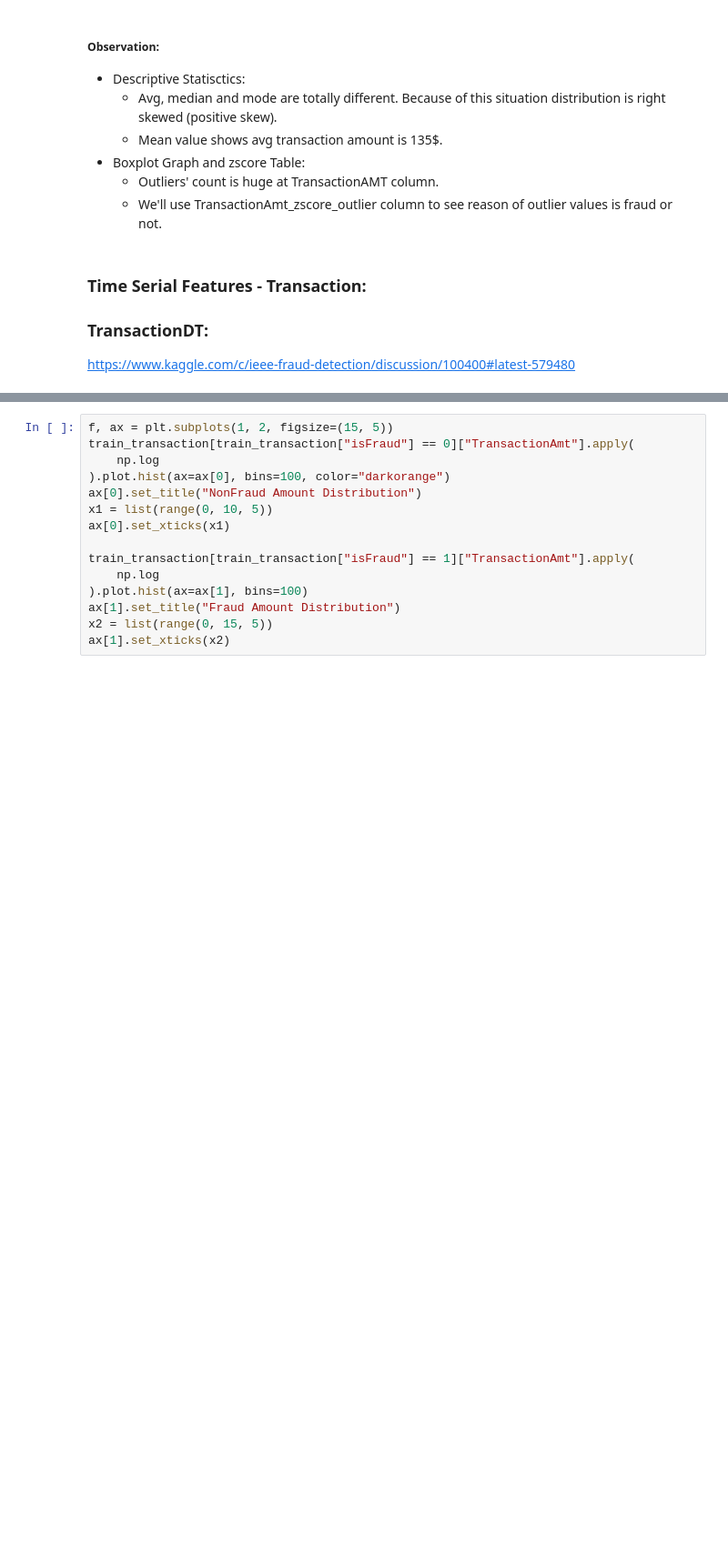
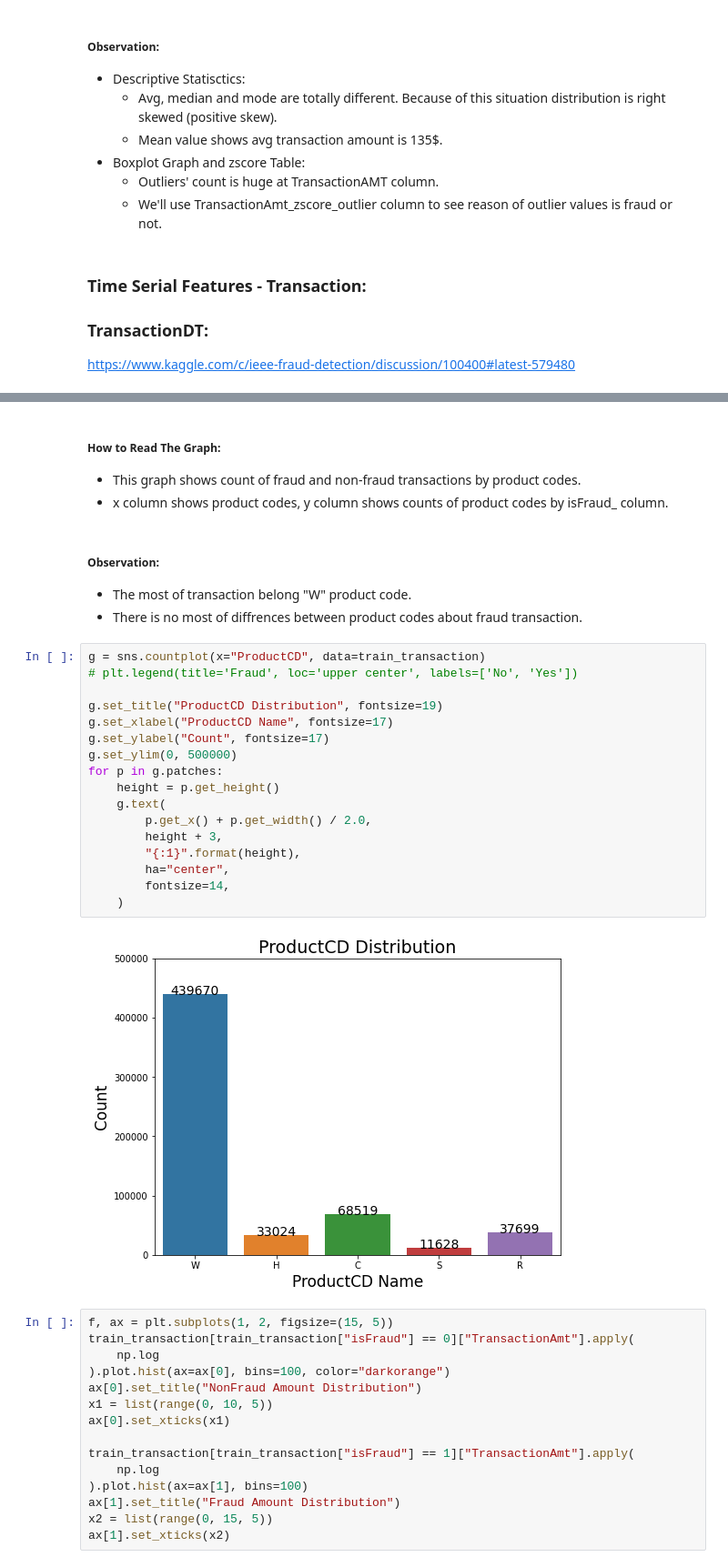
Before and after one commit to ElifKarakutukDinc/IEEE-CIS-Fraud-Detection, a Jupyter notebook: EDA.ipynb, the cells around one changed output, grey strips where cells are left out. Shown at 91% size. Cells and saved outputs as stored; diff of their text form; blank space fills up the shorter version.

```diff
--- a/EDA.ipynb
+++ b/EDA.ipynb
@@ -667,3 +721,30 @@ train_transaction.head(3)
+# %% [markdown]
+##### How to Read The Graph:
+* This graph shows count of fraud and non-fraud transactions by product codes.
+* x column shows product codes, y column shows counts of product codes by isFraud_ column.
+# %% [markdown]
+##### Observation:
+* The most of transaction belong "W" product code.
+* There is no most of diffrences between product codes about fraud transaction.
+# %%
+g = sns.countplot(x="ProductCD", data=train_transaction)
+# plt.legend(title='Fraud', loc='upper center', labels=['No', 'Yes'])
+
+g.set_title("ProductCD Distribution", fontsize=19)
+g.set_xlabel("ProductCD Name", fontsize=17)
+g.set_ylabel("Count", fontsize=17)
+g.set_ylim(0, 500000)
+for p in g.patches:
+    height = p.get_height()
+    g.text(
+        p.get_x() + p.get_width() / 2.0,
+        height + 3,
+        "{:1}".format(height),
+        ha="center",
+        fontsize=14,
+    )
+# %% [output]
+[figure, added]
 # %%
 f, ax = plt.subplots(1, 2, figsize=(15, 5))
 train_transaction[train_transaction["isFraud"] == 0]["TransactionAmt"].apply(
```
Also changed, not shown: parts of 25 cells of this notebook, 3 other files.
